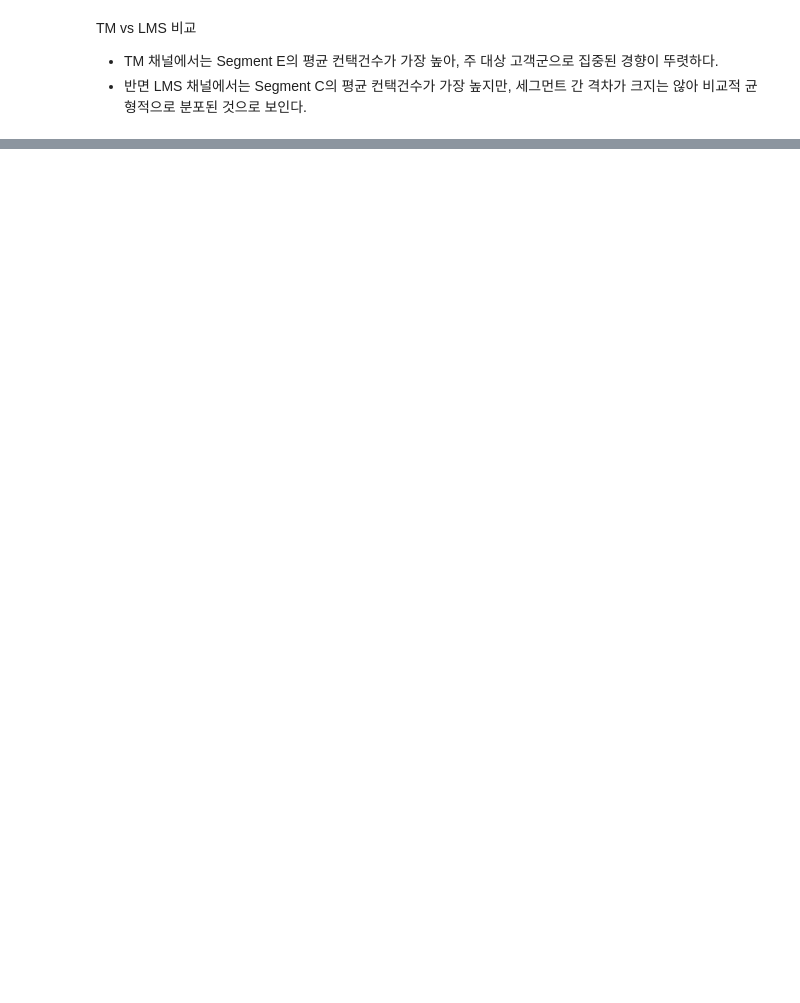
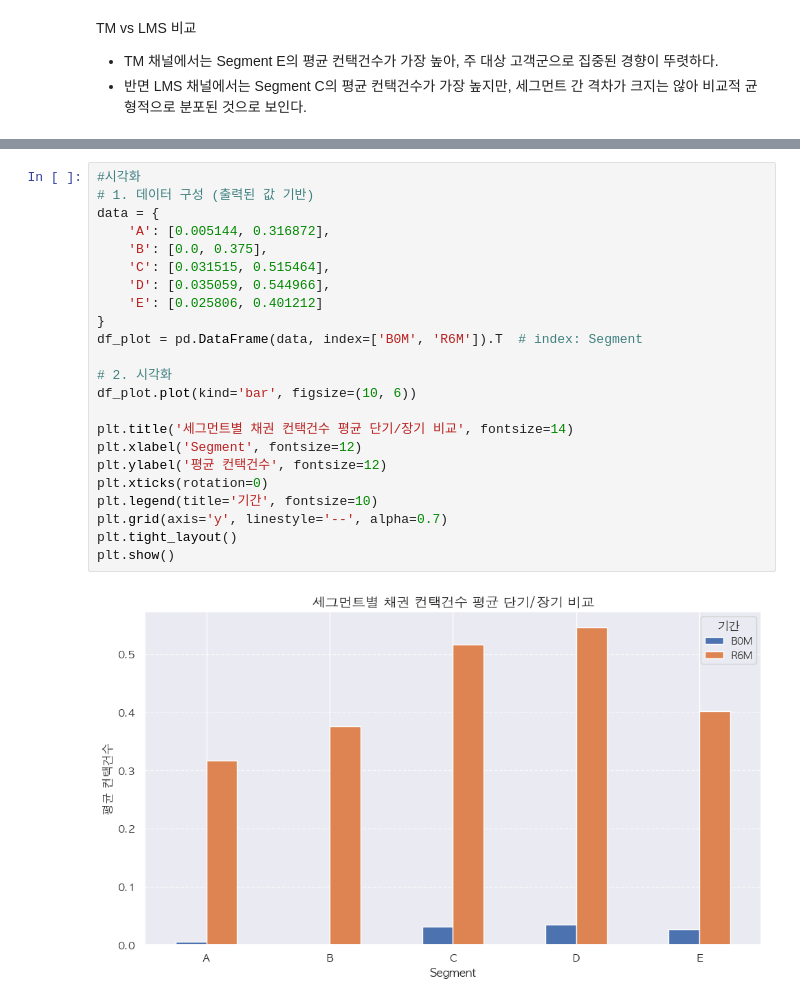
Before and after one commit to smileehahyun/final_project, a Jupyter notebook: 07_마케팅 정보_EDA.ipynb, the cells around one changed output, grey strips where cells are left out. Drawn from its saved outputs; the diff is of its cells as text; blank space fills up the shorter version.

```diff
--- a/07_마케팅 정보_EDA.ipynb
+++ b/07_마케팅 정보_EDA.ipynb
@@ -287,0 +292,25 @@ Index(['기준년월', 'ID', '컨택건수_카드론_TM_B0M', '컨택건수_리
+# %%
+#시각화
+# 1. 데이터 구성 (출력된 값 기반)
+data = {
+    'A': [0.005144, 0.316872],
+    'B': [0.0, 0.375],
+    'C': [0.031515, 0.515464],
+    'D': [0.035059, 0.544966],
+    'E': [0.025806, 0.401212]
+}
+df_plot = pd.DataFrame(data, index=['B0M', 'R6M']).T  # index: Segment
+
+# 2. 시각화
+df_plot.plot(kind='bar', figsize=(10, 6))
+
+plt.title('세그먼트별 채권 컨택건수 평균 단기/장기 비교', fontsize=14)
+plt.xlabel('Segment', fontsize=12)
+plt.ylabel('평균 컨택건수', fontsize=12)
+plt.xticks(rotation=0)
+plt.legend(title='기간', fontsize=10)
+plt.grid(axis='y', linestyle='--', alpha=0.7)
+plt.tight_layout()
+plt.show()
+# %% [output]
+[figure, added]
```
Also changed, not shown: parts of 39 cells of this notebook.
